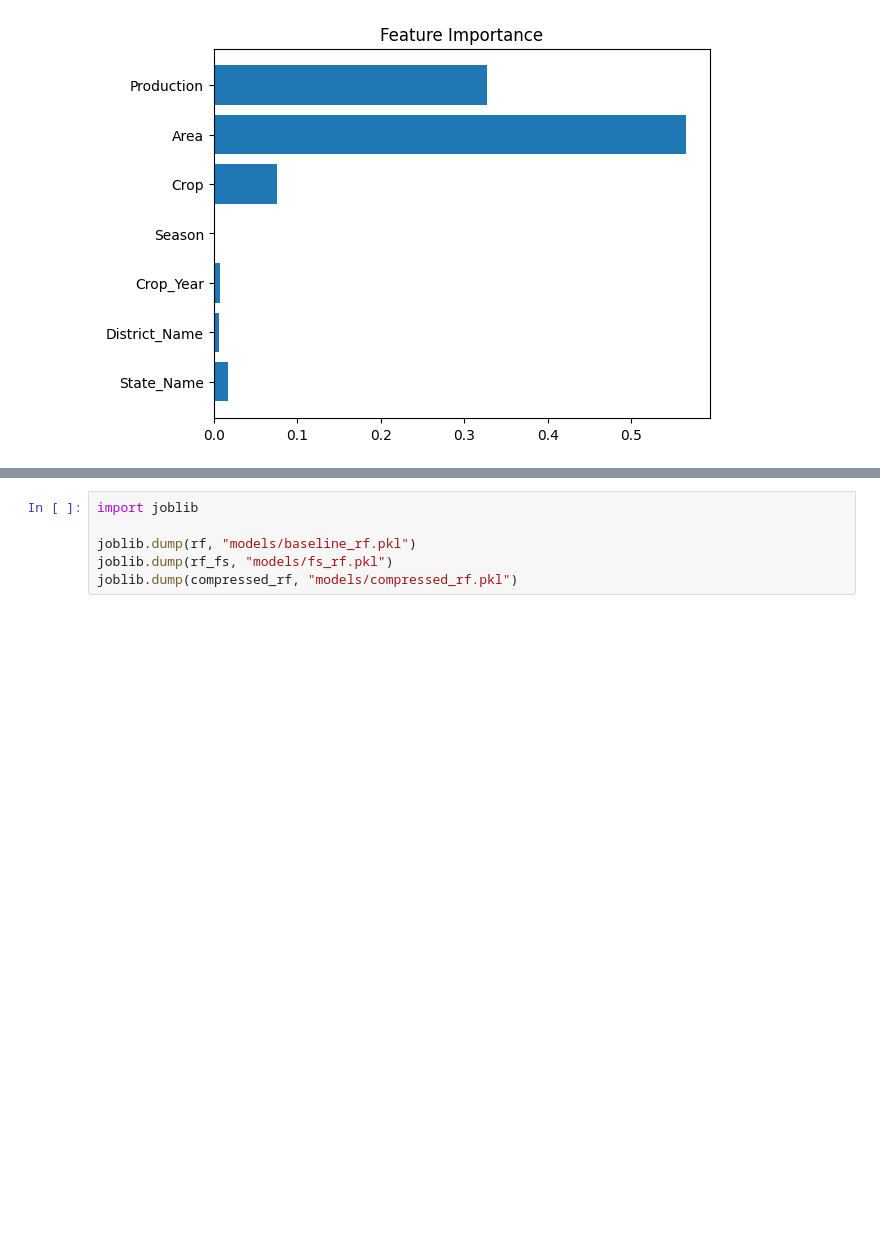
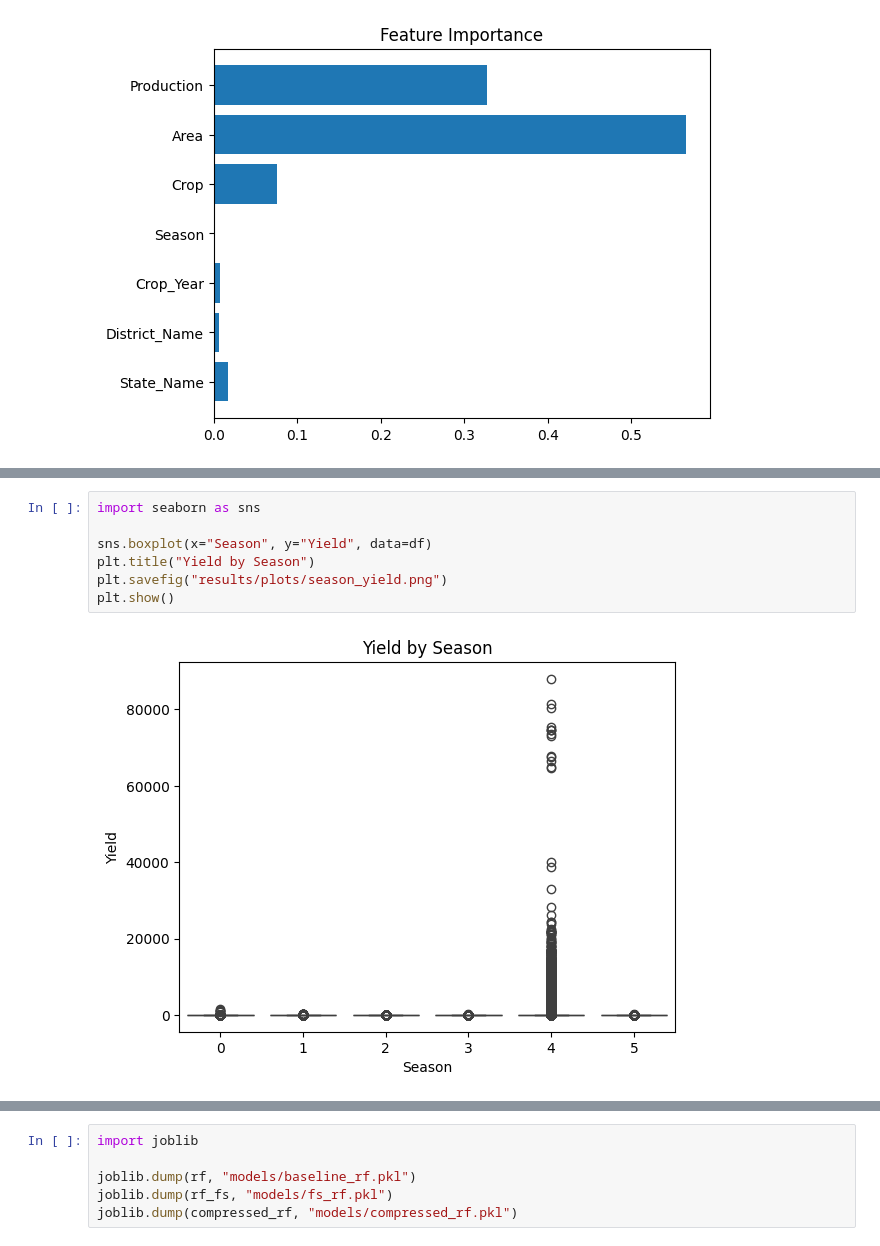
Before and after one commit to mohammedumairuddin/EEEM073-AI-Sustainability-coursework, a Jupyter notebook: notebooks/model_compression.ipynb, the cells around one changed output, grey strips where cells are left out. Saved outputs shown, nothing was run; the diff lists cells and outputs as text; blank space fills up the shorter version.

```diff
--- a/notebooks/model_compression.ipynb
+++ b/notebooks/model_compression.ipynb
@@ -388,3 +394,12 @@ plt.show()
+# %%
+import seaborn as sns
+
+sns.boxplot(x="Season", y="Yield", data=df)
+plt.title("Yield by Season")
+plt.savefig("results/plots/season_yield.png")
+plt.show()
+# %% [output]
+[figure, added]
 # %%
 
 
```
Also changed, not shown: parts of 9 cells of this notebook.
